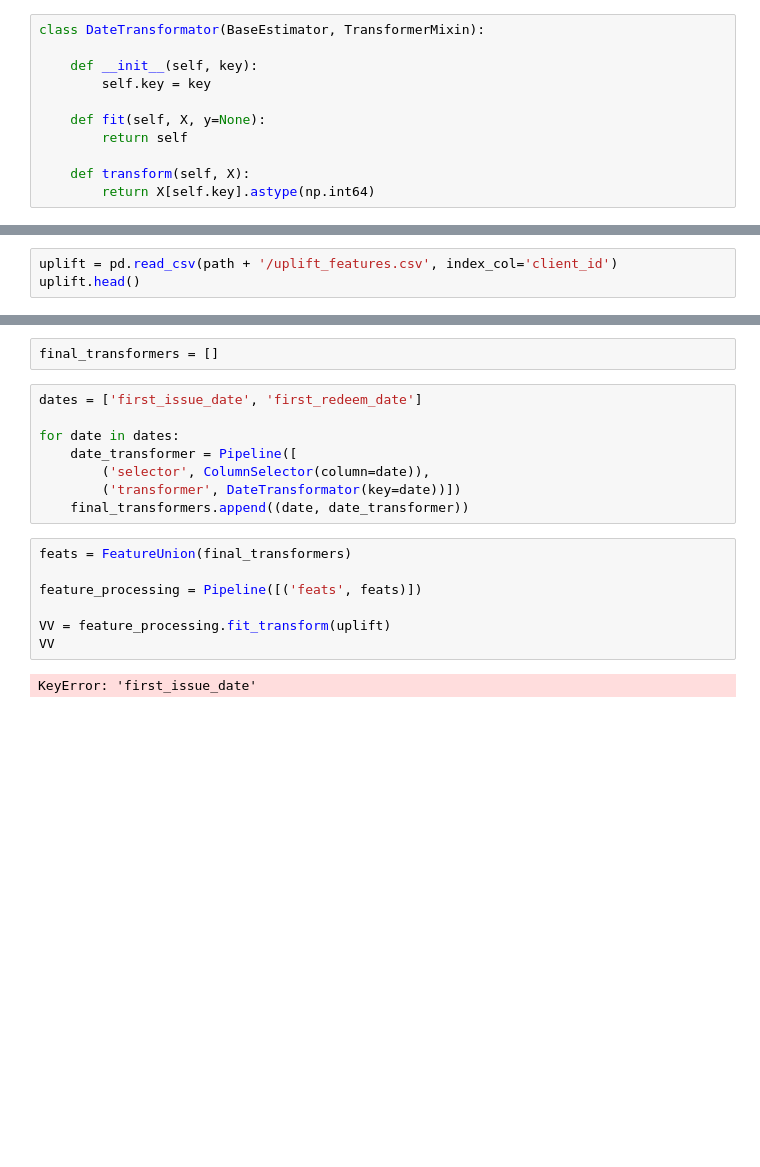
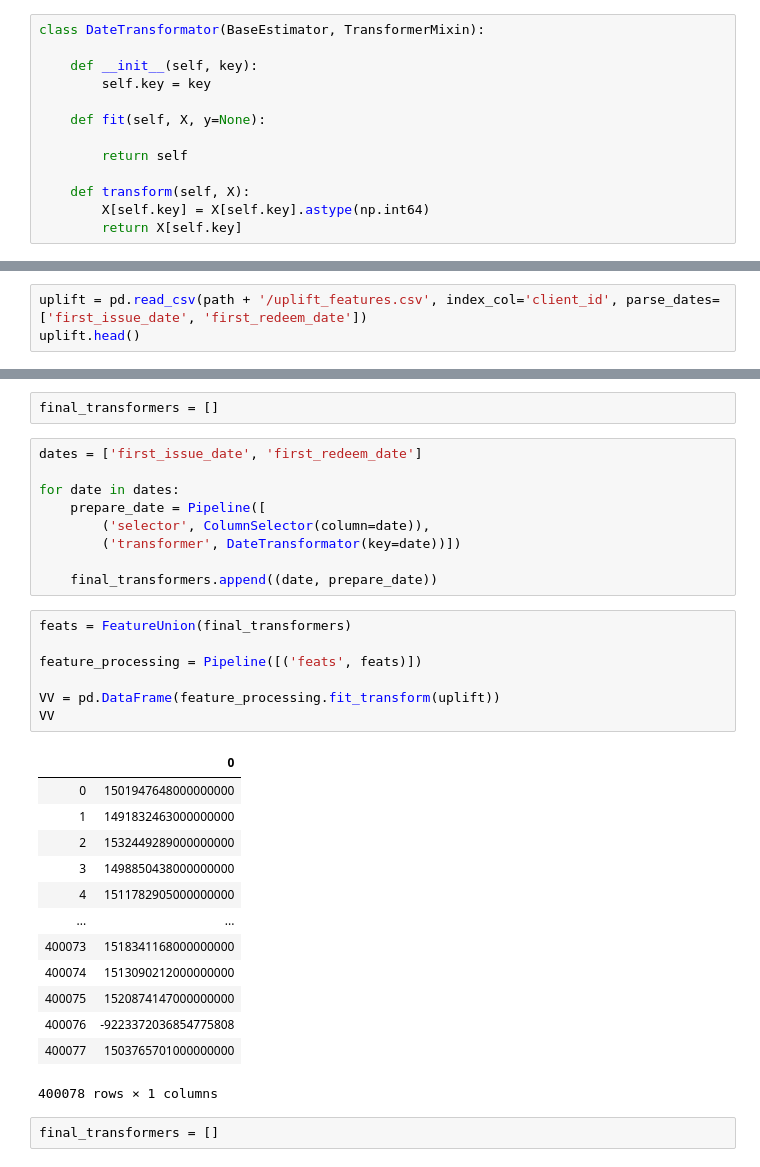
Before and after one commit to doksketch/call-you-maybe, a Jupyter notebook: sandbox/01_feature engineering.ipynb, the cells around one changed output, grey strips where cells are left out. Saved outputs shown, nothing was run; the diff lists cells and outputs as text; blank space fills up the shorter version.

```diff
--- a/sandbox/01_feature engineering.ipynb
+++ b/sandbox/01_feature engineering.ipynb
@@ -133,10 +136,12 @@ class DateTransformator(BaseEstimator, TransformerMixin):
         self.key = key
 
     def fit(self, X, y=None):
+
         return self
 
     def transform(self, X):
-        return X[self.key].astype(np.int64)
+        X[self.key] = X[self.key].astype(np.int64)
+        return X[self.key]
 # %% [markdown]
 Класс для извлечения признаков из временных меток.
 # %%
@@ -372,7 +379,7 @@ features = purchase_features(last_cols=last_cols,
 uplift = uplift.join(features, on='client_id')
 uplift.to_csv(path + '/uplift_features.csv', index=False, encoding='utf-8')
 # %%
-uplift = pd.read_csv(path + '/uplift_features.csv', index_col='client_id')
+uplift = pd.read_csv(path + '/uplift_features.csv', index_col='client_id', parse_dates=['first_issue_date', 'first_redeem_date'])
 uplift.head()
 # %% [output]
 |  | first_issue_date | first_redeem_date | age | gender | treatment_flg | target | total_trans_count | ... |
@@ -400,16 +419,31 @@ final_transformers = []
 dates = ['first_issue_date', 'first_redeem_date']
 
 for date in dates:
-    date_transformer = Pipeline([
+    prepare_date = Pipeline([
         ('selector', ColumnSelector(column=date)),
         ('transformer', DateTransformator(key=date))])
-    final_transformers.append((date, date_transformer))
+
+    final_transformers.append((date, prepare_date))
 # %%
 feats = FeatureUnion(final_transformers)
 
 feature_processing = Pipeline([('feats', feats)])
 
-VV = feature_processing.fit_transform(uplift)
+VV = pd.DataFrame(feature_processing.fit_transform(uplift))
 VV
 # %% [output]
+|  | 0 |
+| 0 | 1501947648000000000 |
+| 1 | 1491832463000000000 |
+| 2 | 1532449289000000000 |
+| 3 | 1498850438000000000 |
+| 4 | 1511782905000000000 |
+| ... | ... |
+| 400073 | 1518341168000000000 |
+| 400074 | 1513090212000000000 |
+| 400075 | 1520874147000000000 |
+| 400076 | -9223372036854775808 |
+| 400077 | 1503765701000000000 |
-KeyError: 'first_issue_date'
+400078 rows × 1 columns
+# %%
+final_transformers = []
```
Also changed, not shown: parts of 13 cells of this notebook.
